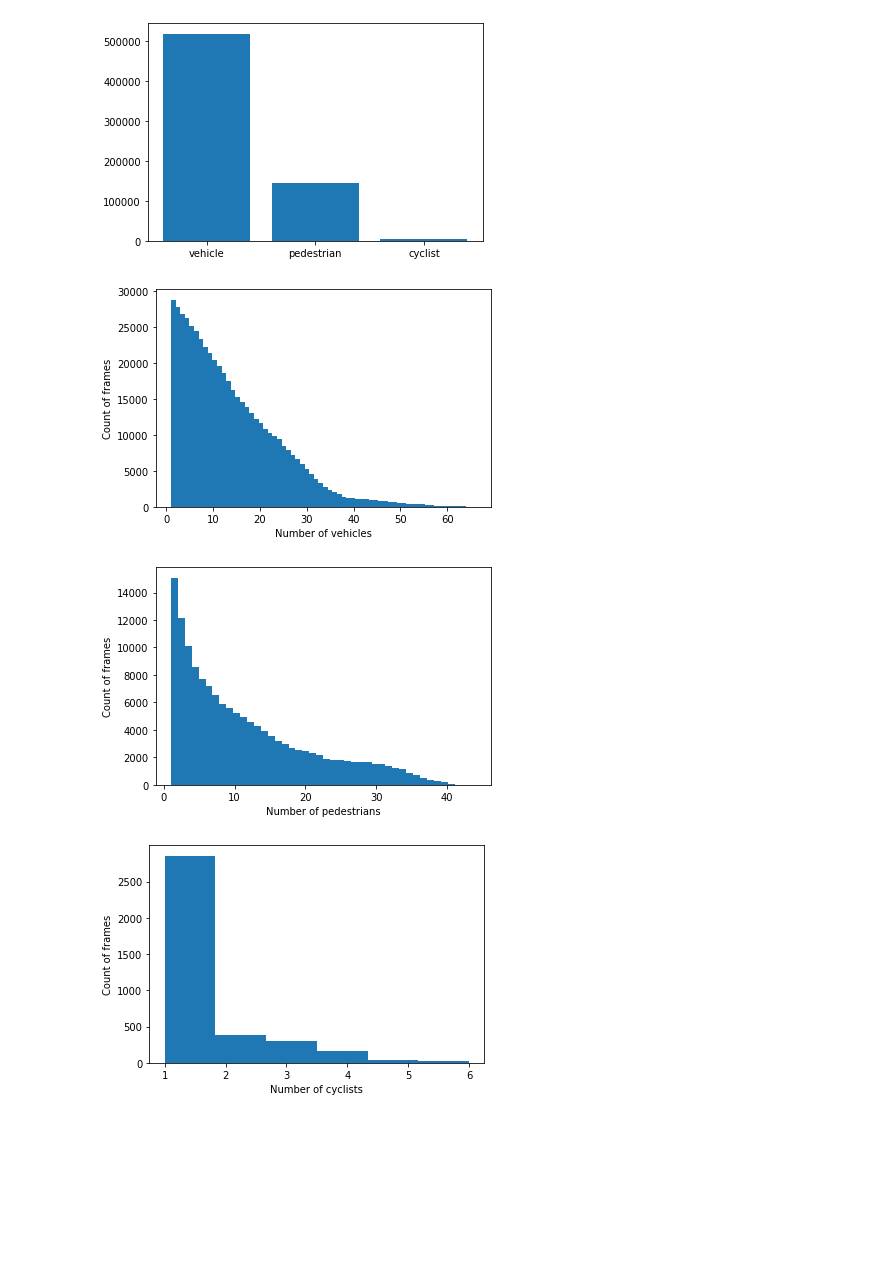
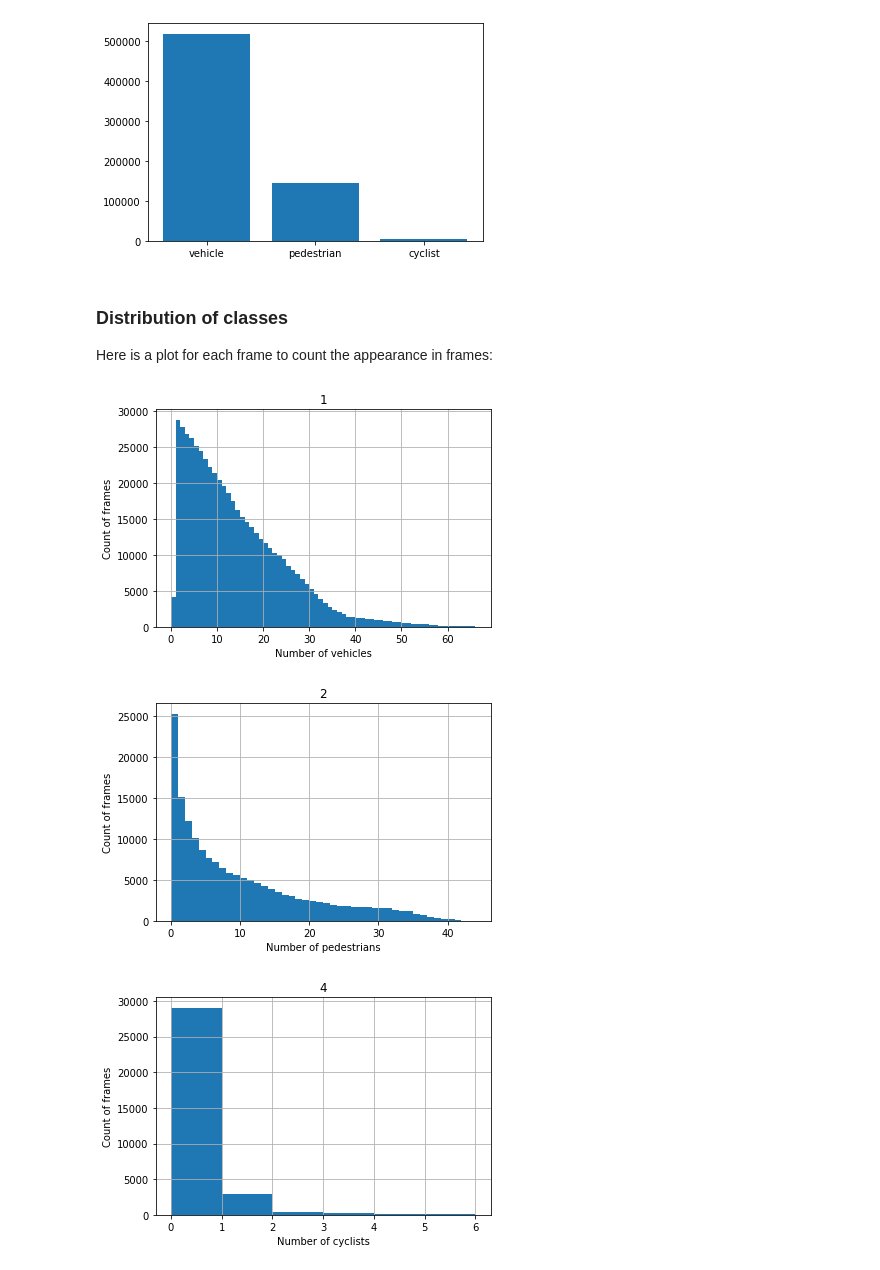
Before and after one commit to lr91-089/Udacity-nd229-object-detection, a Jupyter notebook: Exploratory Data Analysis.ipynb, the cells around one changed output. Saved outputs shown, nothing was run; the diff lists cells and outputs as text; code cells hidden in the pictures; blank space fills up the shorter version.

```diff
--- a/Exploratory Data Analysis.ipynb
+++ b/Exploratory Data Analysis.ipynb
@@ -125 +136,10 @@ for batch in dataset_train.take(30000):
+# %%
+data_list = []
+frame_num = 0
+for frame in dataset_train.take(30000):
+    frame_label_count = np.zeros(5)
+    for label in frame["groundtruth_classes"].numpy():
+        frame_label_count[label] += 1
+        data_list.append([frame_num]+list(frame_label_count))
+    frame_num += 1
 # %%
@@ -127 +146,4 @@ label_count
 class_mapping = {1: {'class': 'vehicle','color':'red'}, 2: {'class': 'pedestrian','color':'blue'}, 4: {'class': 'cyclist','color':'green'}}
+# %%
+df = pd.DataFrame(data_list, columns=["Batch"]+list(range(5))).astype("int32")
+df.head()
@@ -127,0 +157,3 @@ class_mapping = {1: {'class': 'vehicle','color':'red'}, 2: {'class': 'pedestrian
+# %%
+df = df.drop(labels=[0,3],axis=1)
+df.head()
@@ -127,0 +171,7 @@ class_mapping = {1: {'class': 'vehicle','color':'red'}, 2: {'class': 'pedestrian
+# %%
+#fetch the count data by removing duplicates and group by batch and selecting the max values for each
+counts = []
+for key in class_mapping:
+    count = df[["Batch",key]].drop_duplicates().groupby(["Batch"]).max().sum()[key]
+    counts.append(count)
+counts
@@ -130,13 +182,17 @@ plt.bar([sub['class'] for sub in class_mapping.values() if 'class' in sub],label
 plt.show()
 # %% [output]
 [figure]
+# %% [markdown]
+### Distribution of classes
+
+Here is a plot for each frame to count the appearance in frames:
 # %%
-for key in data_dist:
-    plt.hist(data_dist[key], bins = len(set(data_dist[key])))
+for key in class_mapping:
+    df[["Batch",key]].drop_duplicates().hist(column=[key], bins=df[key].max())
     plt.ylabel("Count of frames")
     plt.xlabel(f'Number of {class_mapping[key]["class"]}s')
     plt.show()
 # %% [output]
-[figure, old version]
+[figure, new version]
-[figure, old version]
+[figure, new version]
-[figure, old version]
+[figure, new version]
```
Also changed, not shown: parts of 13 cells of this notebook, 3 other files.
